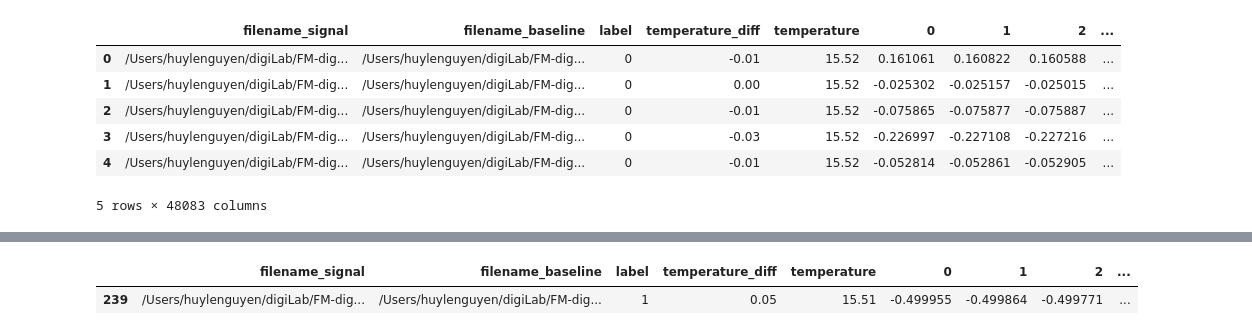
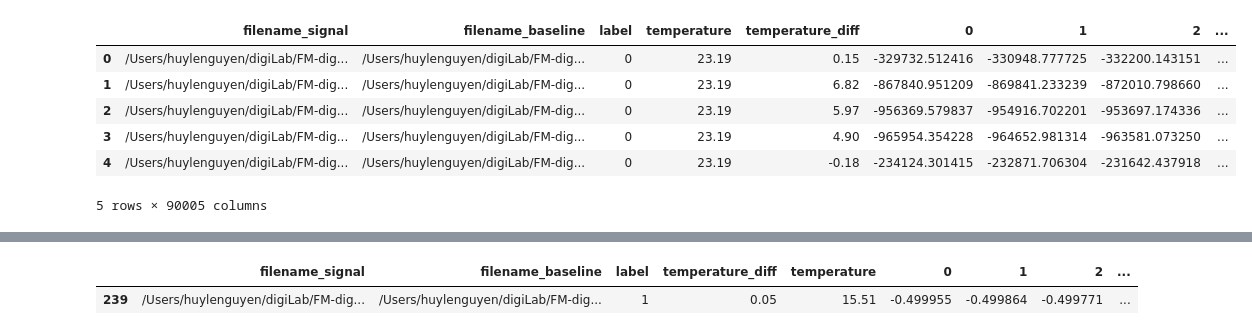
Before and after one commit to UnkindWharf/FM-digiLab-2025, a Jupyter notebook: notebooks/test.ipynb, the cells around one changed output, grey strips where cells are left out. Drawn from its saved outputs; the diff is of its cells as text; code cells hidden in the pictures.

```diff
--- a/notebooks/test.ipynb
+++ b/notebooks/test.ipynb
@@ -1,15 +1,15 @@
 # %%
 import pandas as pd
 
 # load training data
-df_train = pd.read_csv("/Users/huylenguyen/digiLab/FM-digiLab-2025/data/processed/pipe01/bss.csv", index_col=0)
+df_train = pd.read_csv("/Users/huylenguyen/digiLab/FM-digiLab-2025/data/processed/pipe02/bss.csv", index_col=0)
 
 df_train.head()
 # %% [output]
-|  | filename_signal | filename_baseline | label | temperature_diff | temperature | 0 | 1 | 2 | ... |
-| 0 | /Users/huylenguyen/digiLab/FM-dig... | /Users/huylenguyen/digiLab/FM-dig... | 0 | -0.01 | 15.52 | 0.161061 | 0.160822 | 0.160588 | ... |
-| 1 | /Users/huylenguyen/digiLab/FM-dig... | /Users/huylenguyen/digiLab/FM-dig... | 0 | 0.00 | 15.52 | -0.025302 | -0.025157 | -0.025015 | ... |
-| 2 | /Users/huylenguyen/digiLab/FM-dig... | /Users/huylenguyen/digiLab/FM-dig... | 0 | -0.01 | 15.52 | -0.075865 | -0.075877 | -0.075887 | ... |
-| 3 | /Users/huylenguyen/digiLab/FM-dig... | /Users/huylenguyen/digiLab/FM-dig... | 0 | -0.03 | 15.52 | -0.226997 | -0.227108 | -0.227216 | ... |
-| 4 | /Users/huylenguyen/digiLab/FM-dig... | /Users/huylenguyen/digiLab/FM-dig... | 0 | -0.01 | 15.52 | -0.052814 | -0.052861 | -0.052905 | ... |
+|  | filename_signal | filename_baseline | label | temperature | temperature_diff | 0 | 1 | 2 | ... |
+| 0 | /Users/huylenguyen/digiLab/FM-dig... | /Users/huylenguyen/digiLab/FM-dig... | 0 | 23.19 | 0.15 | -329732.512416 | -330948.777725 | -332200.143151 | ... |
+| 1 | /Users/huylenguyen/digiLab/FM-dig... | /Users/huylenguyen/digiLab/FM-dig... | 0 | 23.19 | 6.82 | -867840.951209 | -869841.233239 | -872010.798660 | ... |
+| 2 | /Users/huylenguyen/digiLab/FM-dig... | /Users/huylenguyen/digiLab/FM-dig... | 0 | 23.19 | 5.97 | -956369.579837 | -954916.702201 | -953697.174336 | ... |
+| 3 | /Users/huylenguyen/digiLab/FM-dig... | /Users/huylenguyen/digiLab/FM-dig... | 0 | 23.19 | 4.90 | -965954.354228 | -964652.981314 | -963581.073250 | ... |
+| 4 | /Users/huylenguyen/digiLab/FM-dig... | /Users/huylenguyen/digiLab/FM-dig... | 0 | 23.19 | -0.18 | -234124.301415 | -232871.706304 | -231642.437918 | ... |
-5 rows × 48083 columns
+5 rows × 90005 columns
```
Also changed, not shown: parts of 5 cells of this notebook, 1 other file.
